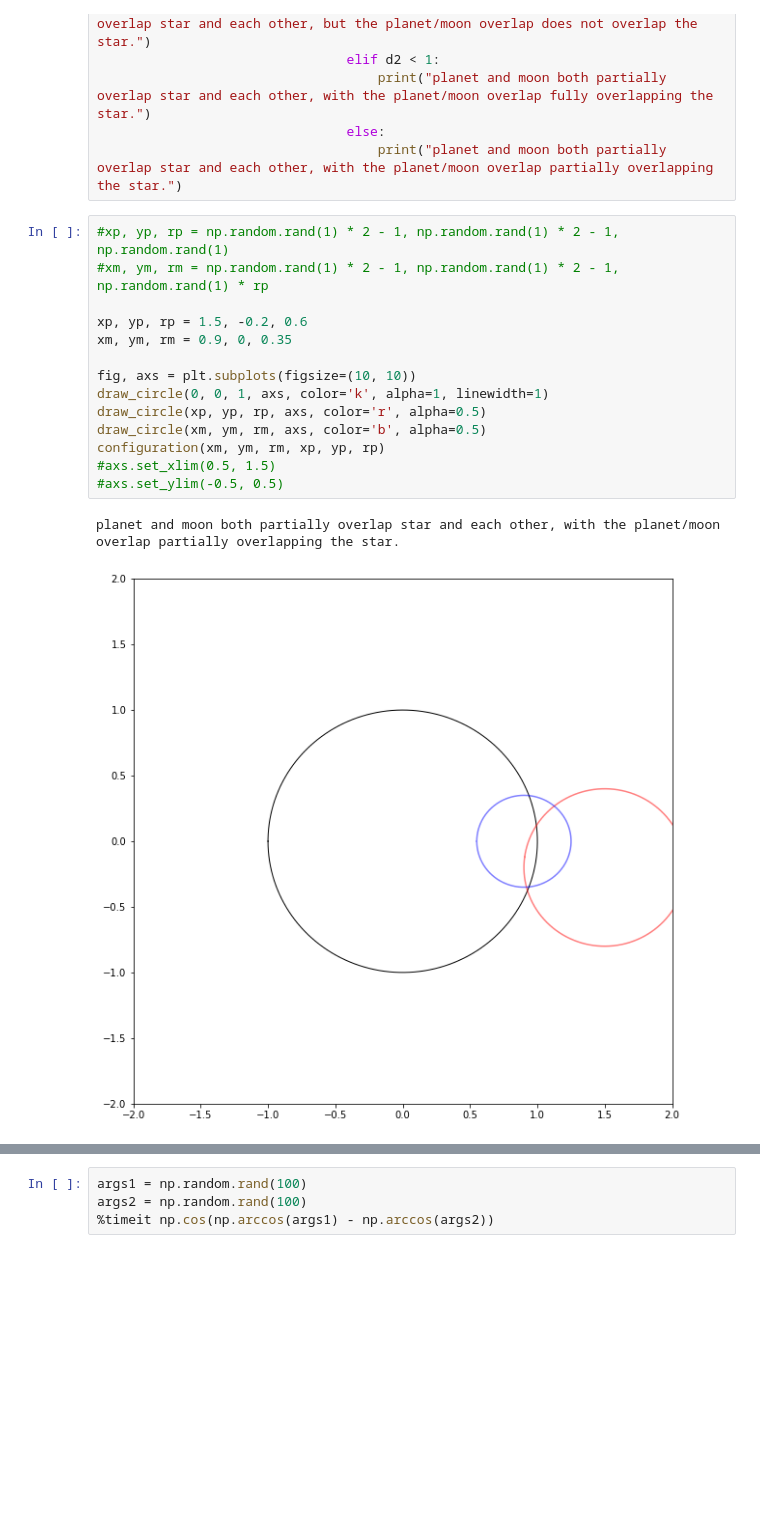
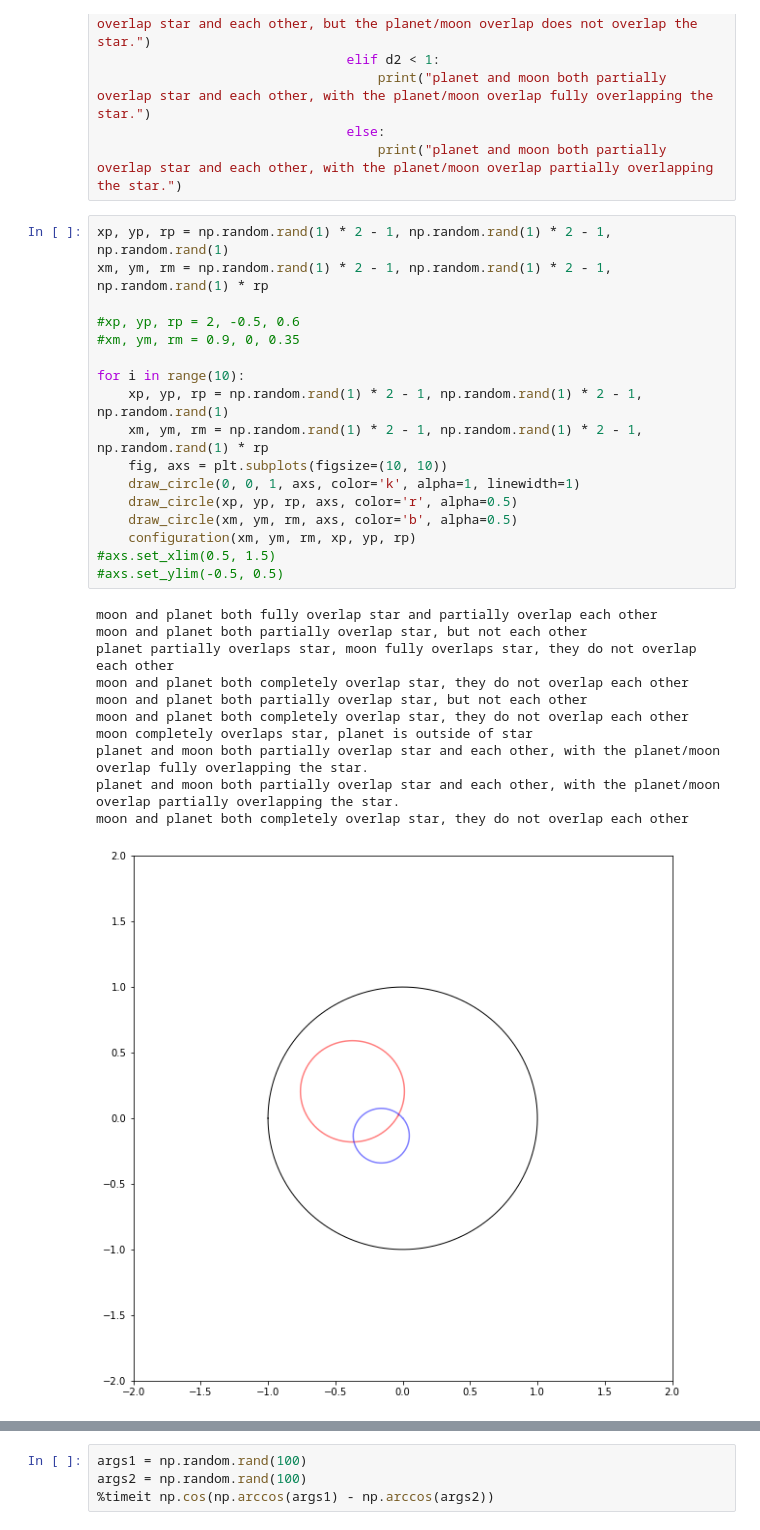
Before and after one commit to tagordon/elliptics, a Jupyter notebook: arcs.ipynb, the cells around one changed output, grey strips where cells are left out. Drawn from its saved outputs; the diff is of its cells as text; blank space fills up the shorter version.

```diff
--- a/arcs.ipynb
+++ b/arcs.ipynb
@@ -236,19 +236,31 @@ def configuration(xm, ym, rm, xp, yp, rp):
                                 else:
                                     print("planet and moon both partially overlap star and each other, with the planet/moon overlap partially overlapping the star.")
 # %%
-#xp, yp, rp = np.random.rand(1) * 2 - 1, np.random.rand(1) * 2 - 1, np.random.rand(1)
-#xm, ym, rm = np.random.rand(1) * 2 - 1, np.random.rand(1) * 2 - 1, np.random.rand(1) * rp
+xp, yp, rp = np.random.rand(1) * 2 - 1, np.random.rand(1) * 2 - 1, np.random.rand(1)
+xm, ym, rm = np.random.rand(1) * 2 - 1, np.random.rand(1) * 2 - 1, np.random.rand(1) * rp
 
-xp, yp, rp = 1.5, -0.2, 0.6
-xm, ym, rm = 0.9, 0, 0.35
+#xp, yp, rp = 2, -0.5, 0.6
+#xm, ym, rm = 0.9, 0, 0.35
 
-fig, axs = plt.subplots(figsize=(10, 10))
-draw_circle(0, 0, 1, axs, color='k', alpha=1, linewidth=1)
-draw_circle(xp, yp, rp, axs, color='r', alpha=0.5)
-draw_circle(xm, ym, rm, axs, color='b', alpha=0.5)
-configuration(xm, ym, rm, xp, yp, rp)
+for i in range(10):
+    xp, yp, rp = np.random.rand(1) * 2 - 1, np.random.rand(1) * 2 - 1, np.random.rand(1)
+    xm, ym, rm = np.random.rand(1) * 2 - 1, np.random.rand(1) * 2 - 1, np.random.rand(1) * rp
+    fig, axs = plt.subplots(figsize=(10, 10))
+    draw_circle(0, 0, 1, axs, color='k', alpha=1, linewidth=1)
+    draw_circle(xp, yp, rp, axs, color='r', alpha=0.5)
+    draw_circle(xm, ym, rm, axs, color='b', alpha=0.5)
+    configuration(xm, ym, rm, xp, yp, rp)
 #axs.set_xlim(0.5, 1.5)
 #axs.set_ylim(-0.5, 0.5)
 # %% [output]
+moon and planet both fully overlap star and partially overlap each other
+moon and planet both partially overlap star, but not each other
+planet partially overlaps star, moon fully overlaps star, they do not overlap each other
+moon and planet both completely overlap star, they do not overlap each other
+moon and planet both partially overlap star, but not each other
+moon and planet both completely overlap star, they do not overlap each other
+moon completely overlaps star, planet is outside of star
+planet and moon both partially overlap star and each other, with the planet/moon overlap fully overlapping the star.
 planet and moon both partially overlap star and each other, with the planet/moon overlap partially overlapping the star.
+moon and planet both completely overlap star, they do not overlap each other
-[figure, old version]
+[figure, new version]
```
Also changed, not shown: parts of 1 cell of this notebook, 3 other files.
